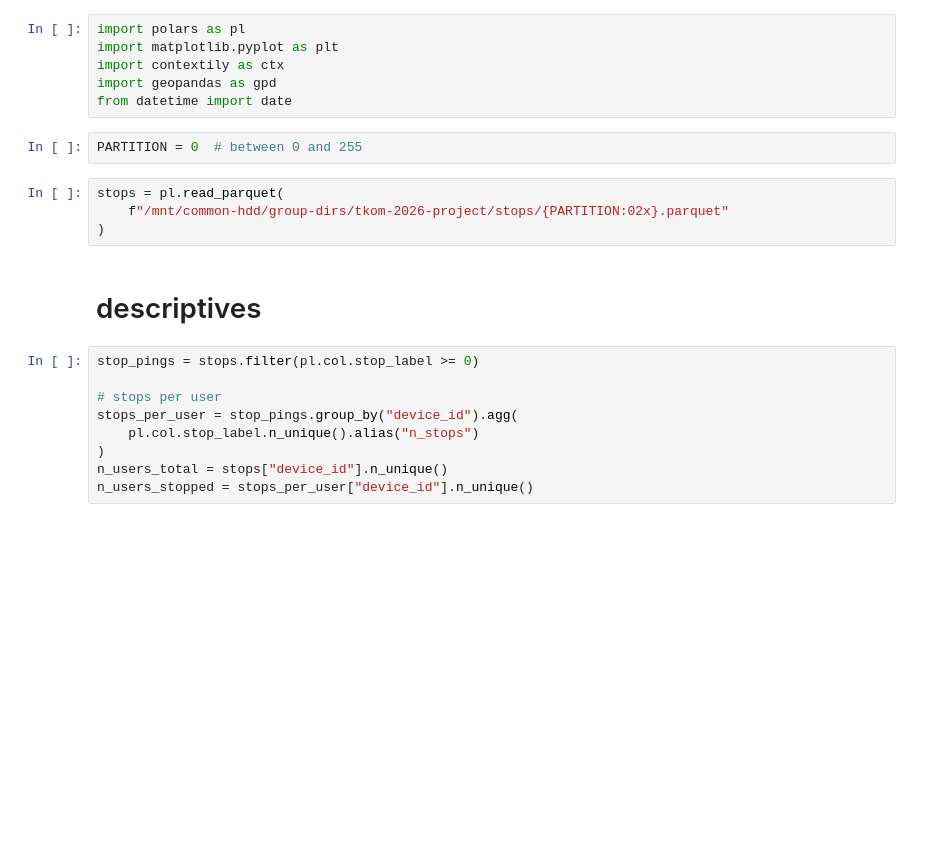
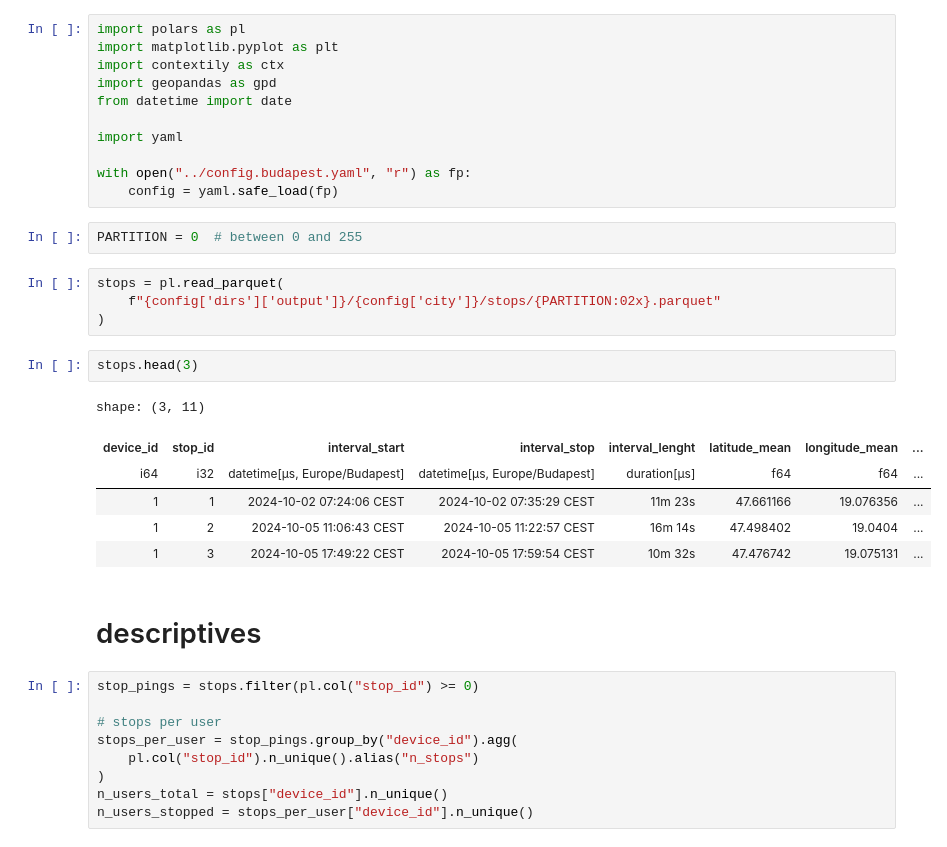
Before and after one commit to ANETILab/wp7_data_processing, a Jupyter notebook: src/05_analyze_stops.ipynb, the cells around one changed output. Saved outputs shown, nothing was run; the diff lists cells and outputs as text; blank space fills up the shorter version.

```diff
--- a/src/05_analyze_stops.ipynb
+++ b/src/05_analyze_stops.ipynb
@@ -4,20 +4,34 @@ import matplotlib.pyplot as plt
 import contextily as ctx
 import geopandas as gpd
 from datetime import date
+
+import yaml
+
+with open("../config.budapest.yaml", "r") as fp:
+    config = yaml.safe_load(fp)
 # %%
 PARTITION = 0  # between 0 and 255
 # %%
 stops = pl.read_parquet(
-    f"/mnt/common-hdd/group-dirs/tkom-2026-project/stops/{PARTITION:02x}.parquet"
+    f"{config['dirs']['output']}/{config['city']}/stops/{PARTITION:02x}.parquet"
 )
+# %%
+stops.head(3)
+# %% [output]
+shape: (3, 11)
+| device_id | stop_id | interval_start | interval_stop | interval_lenght | latitude_mean | longitude_mean | ... |
+| i64 | i32 | datetime[μs, Europe/Budapest] | datetime[μs, Europe/Budapest] | duration[μs] | f64 | f64 | ... |
+| 1 | 1 | 2024-10-02 07:24:06 CEST | 2024-10-02 07:35:29 CEST | 11m 23s | 47.661166 | 19.076356 | ... |
+| 1 | 2 | 2024-10-05 11:06:43 CEST | 2024-10-05 11:22:57 CEST | 16m 14s | 47.498402 | 19.0404 | ... |
+| 1 | 3 | 2024-10-05 17:49:22 CEST | 2024-10-05 17:59:54 CEST | 10m 32s | 47.476742 | 19.075131 | ... |
 # %% [markdown]
 # descriptives
 # %%
-stop_pings = stops.filter(pl.col.stop_label >= 0)
+stop_pings = stops.filter(pl.col("stop_id") >= 0)
 
 # stops per user
 stops_per_user = stop_pings.group_by("device_id").agg(
-    pl.col.stop_label.n_unique().alias("n_stops")
+    pl.col("stop_id").n_unique().alias("n_stops")
 )
 n_users_total = stops["device_id"].n_unique()
 n_users_stopped = stops_per_user["device_id"].n_unique()
```
Also changed, not shown: parts of 4 cells of this notebook, 1 other file.
